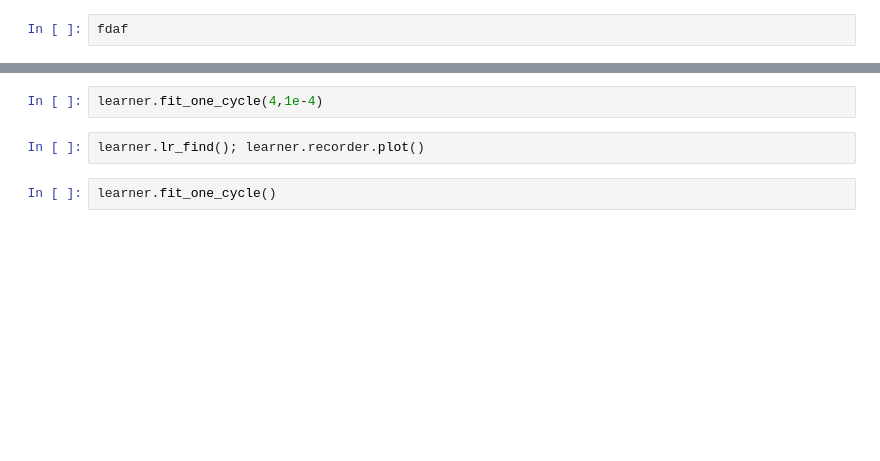
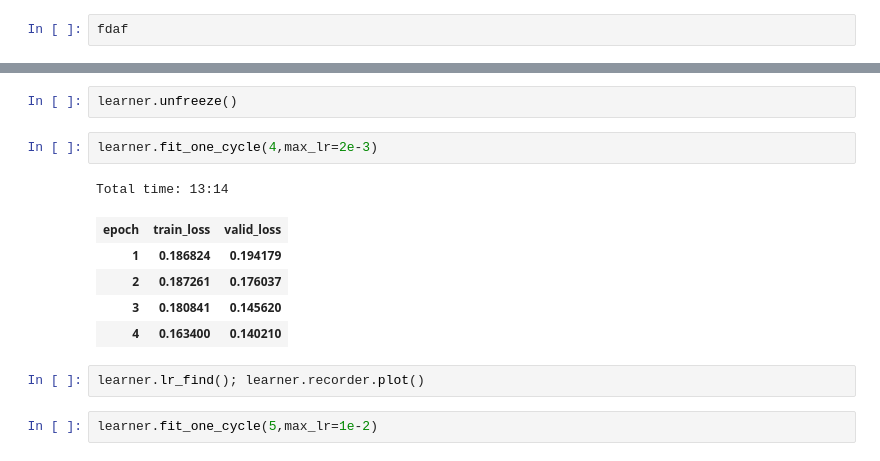
Before and after one commit to hoftherose/NN2Course, a Jupyter notebook: FaceAging/FaceAgingWGender.ipynb, the cells around one changed output, grey strips where cells are left out. Saved outputs shown, nothing was run; the diff lists cells and outputs as text; blank space fills up the shorter version.

```diff
--- a/FaceAging/FaceAgingWGender.ipynb
+++ b/FaceAging/FaceAgingWGender.ipynb
@@ -164,6 +163,15 @@ learner.lr_find(); learner.recorder.plot()
+# %%
+learner.unfreeze()
 # %%
-learner.fit_one_cycle(4,1e-4)
+learner.fit_one_cycle(4,max_lr=2e-3)
+# %% [output]
+Total time: 13:14
+| epoch | train_loss | valid_loss |
+| 1 | 0.186824 | 0.194179 |
+| 2 | 0.187261 | 0.176037 |
+| 3 | 0.180841 | 0.145620 |
+| 4 | 0.163400 | 0.140210 |
 # %%
 learner.lr_find(); learner.recorder.plot()
 # %%
-learner.fit_one_cycle()
+learner.fit_one_cycle(5,max_lr=1e-2)
```
Also changed, not shown: parts of 23 cells of this notebook.
